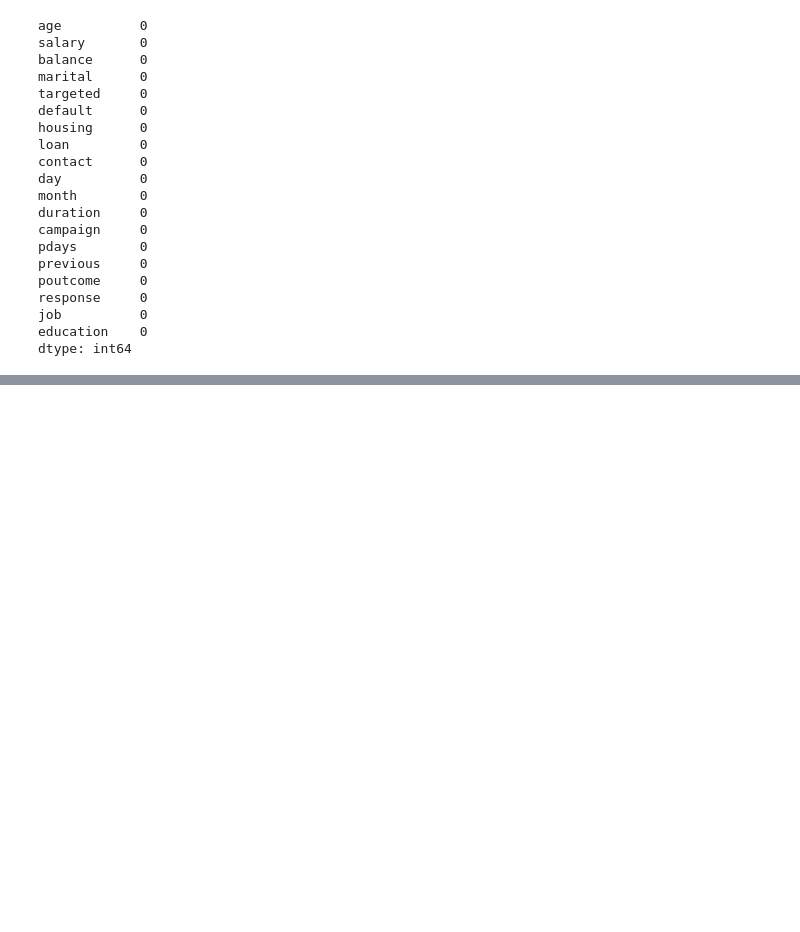
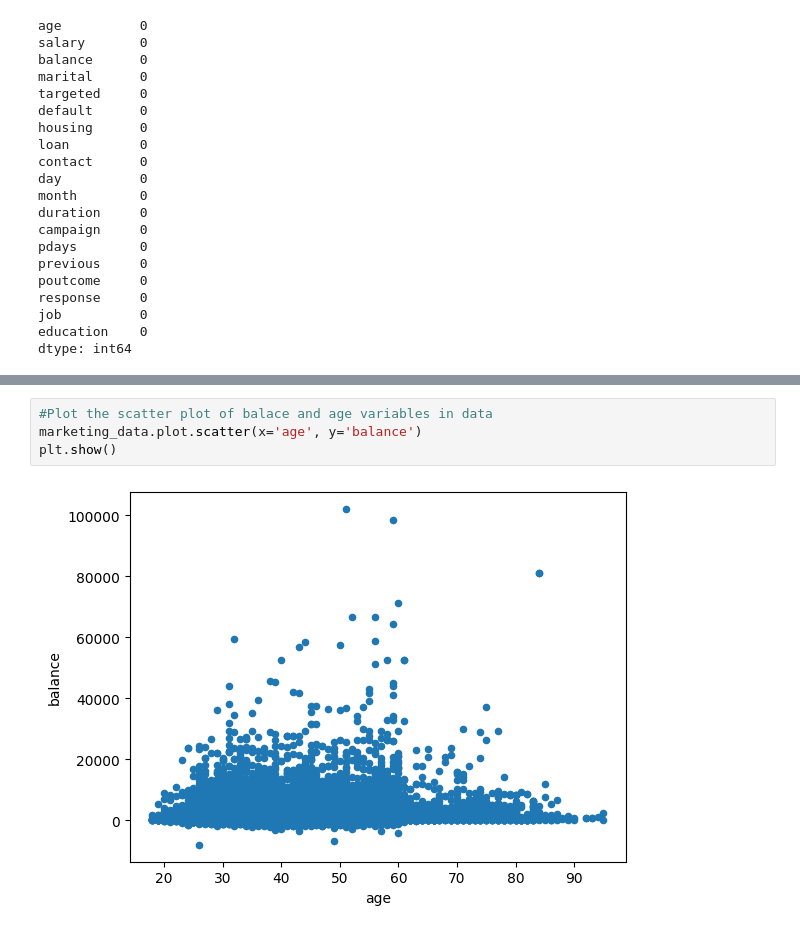
Before and after one commit to DiazHumberto/lab5, a Jupyter notebook: notebooks/lab5.ipynb, the cells around one changed output, grey strips where cells are left out. Drawn from its saved outputs; the diff is of its cells as text; blank space fills up the shorter version.

```diff
--- a/notebooks/lab5.ipynb
+++ b/notebooks/lab5.ipynb
@@ -174,0 +275,6 @@ dtype: int64
+# %%
+#Plot the scatter plot of balace and age variables in data
+marketing_data.plot.scatter(x='age', y='balance')
+plt.show()
+# %% [output]
+[figure, added]
```
Also changed, not shown: parts of 46 cells of this notebook.
